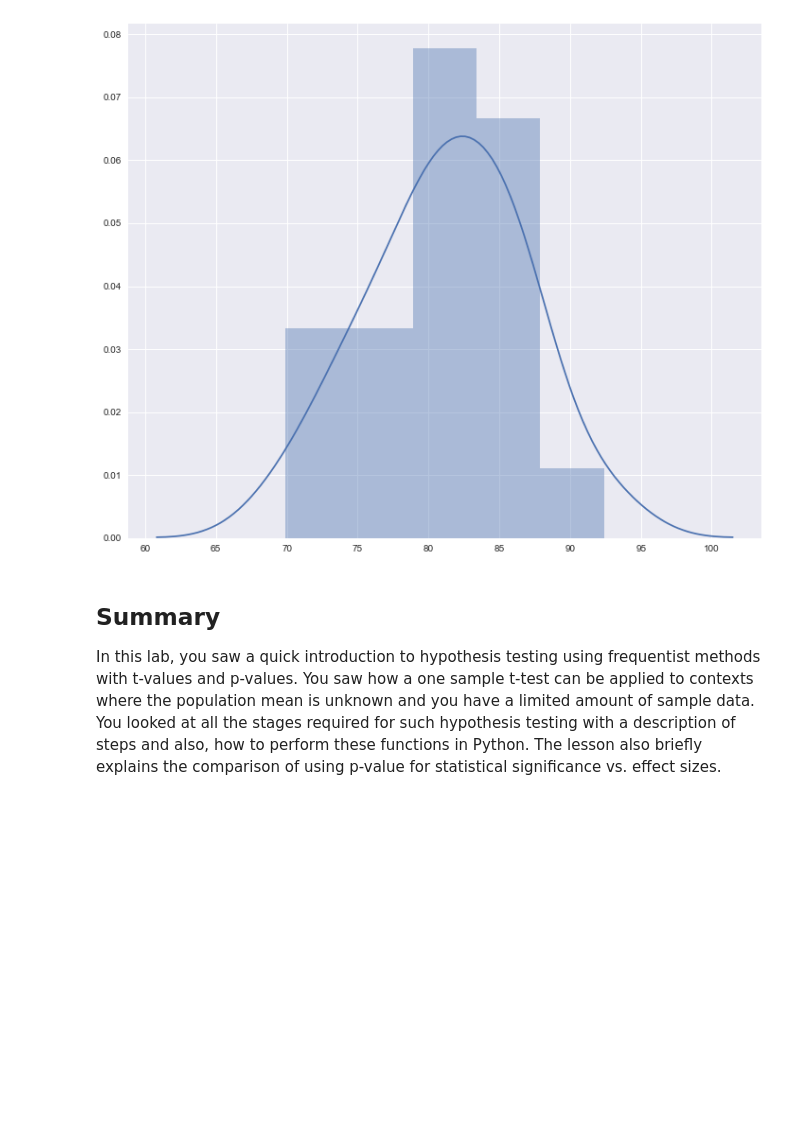
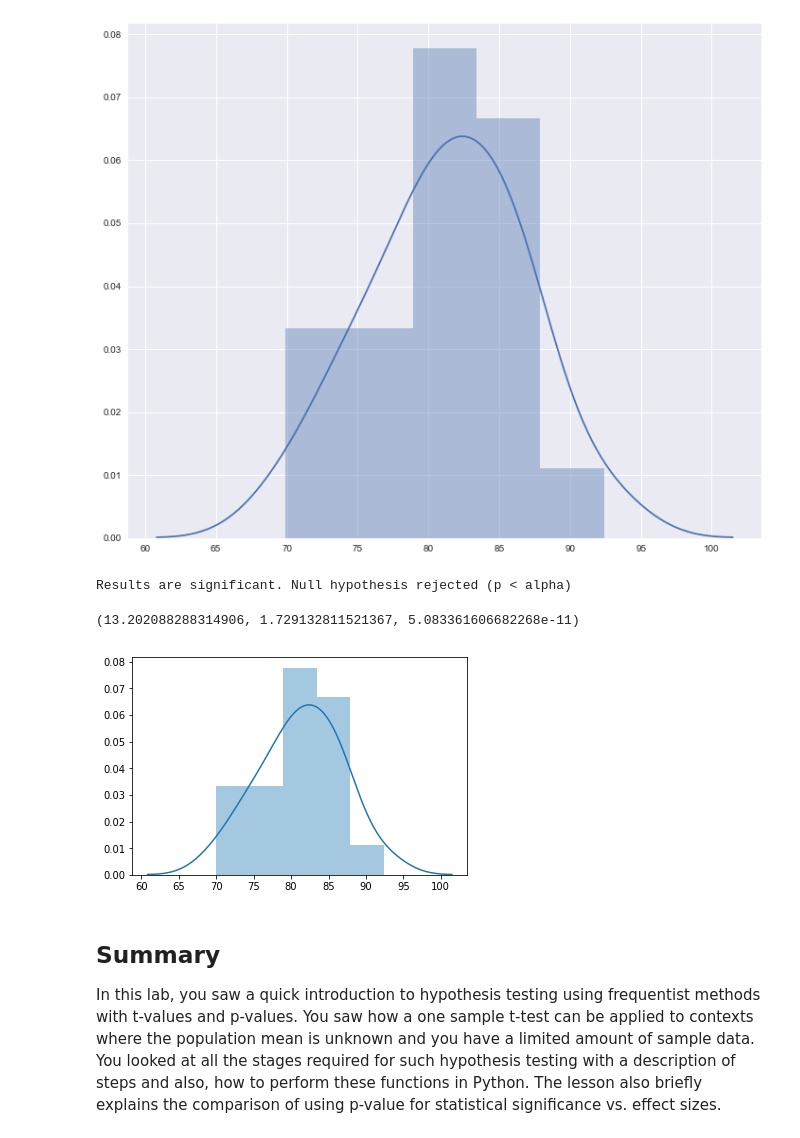
Before and after one commit to ortsed/dsc-one-sample-t-tests-lab-dc-ds-career-042219, a Jupyter notebook: index.ipynb, the cells around one changed output. Drawn from its saved outputs; the diff is of its cells as text; code cells hidden in the pictures; blank space fills up the shorter version.

```diff
--- a/index.ipynb
+++ b/index.ipynb
@@ -90,6 +90,12 @@ Null hypothesis rejected. Results are statistically significant with t-value = 1
 # %%
 sample = [84.0, 92.4, 74.3, 79.4, 86.7, 75.3, 80.9, 86.1, 81.0, 85.1,
   78.7, 73.5, 86.9, 87.4, 82.7, 81.9, 69.9, 77.2, 79.3, 83.3]
+# %%
+one_sample_ttest(sample, popmean, alpha)
+# %% [output]
+Results are significant. Null hypothesis rejected (p < alpha)
+(13.202088288314906, 1.729132811521367, 5.083361606682268e-11)
+[figure, added]
 # %% [markdown]
 ## Summary
 
```
